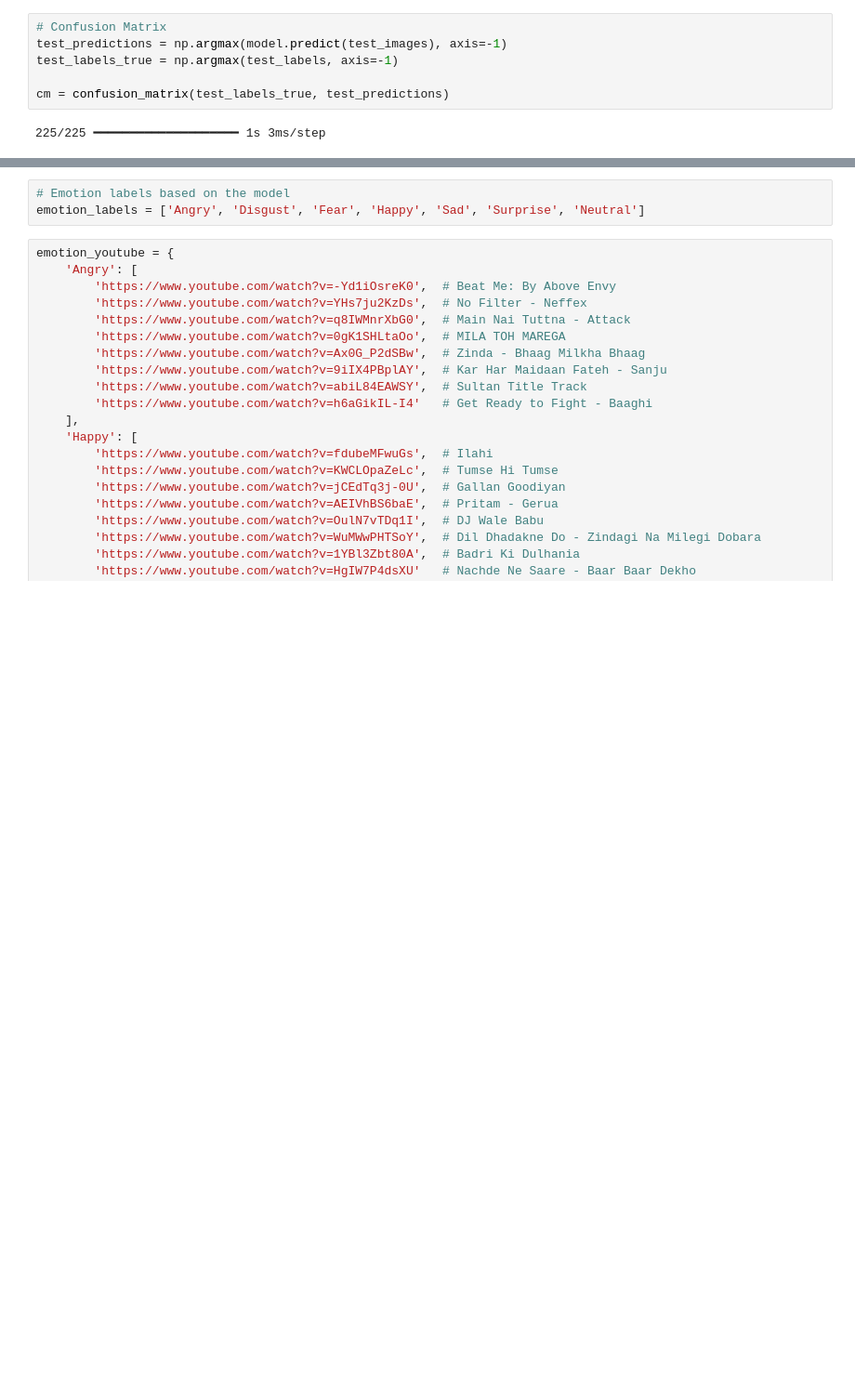
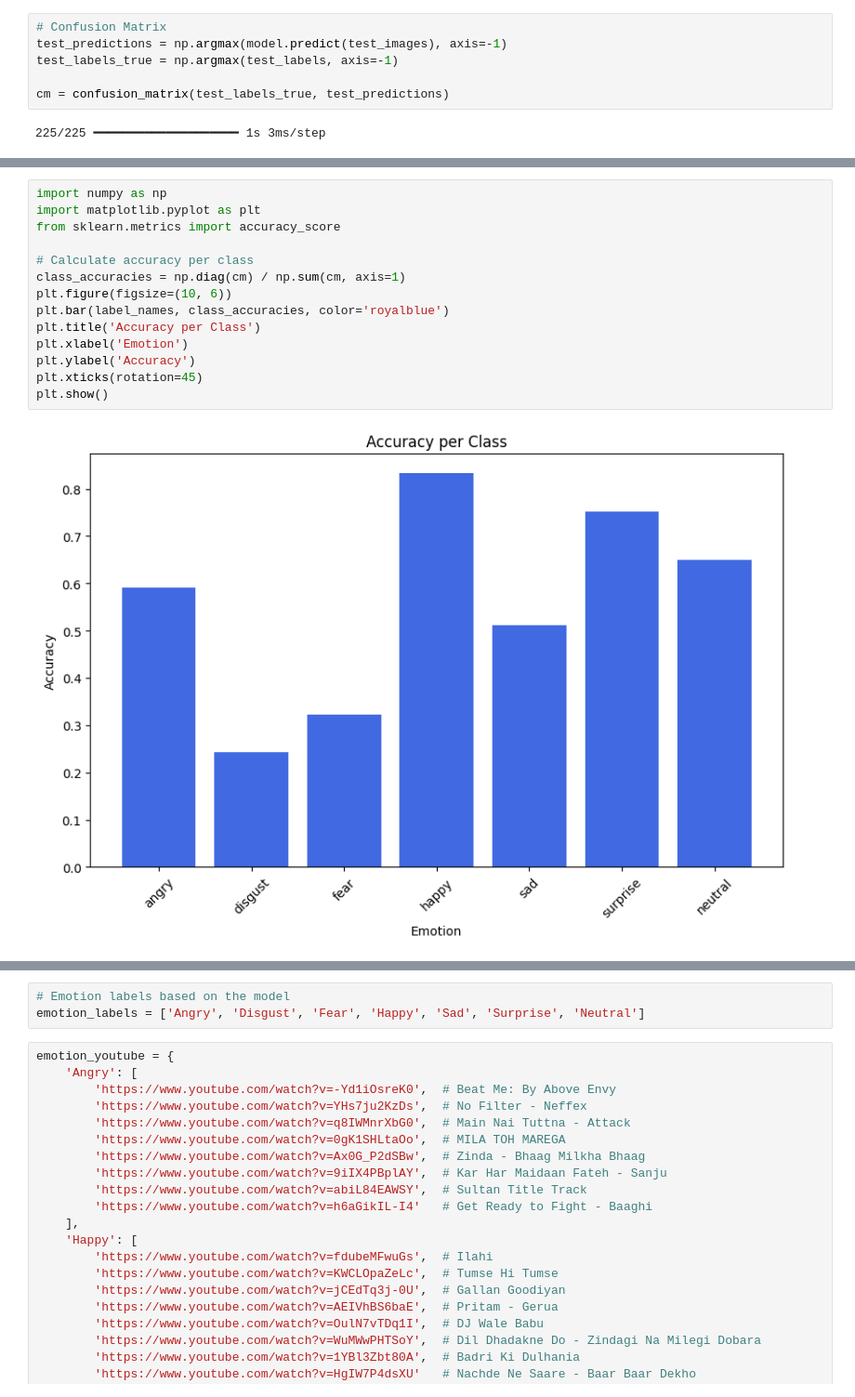
Before and after one commit to KrishnaDhiman01/-Real-time-Facial-Emotion-Recognition-with-Music-Recommendations-, a Jupyter notebook: "Real-time Facial Emotion Recognition with Music Recommendations".ipynb, the cells around one changed output, grey strips where cells are left out. Shown: that part at 93% size. Cells and saved outputs as stored; diff of their text form; blank space fills up the shorter version.

```diff
--- a/"Real-time Facial Emotion Recognition with Music Recommendations".ipynb
+++ b/"Real-time Facial Emotion Recognition with Music Recommendations".ipynb
@@ -209,0 +235,16 @@ F1-score: 0.61
+# %%
+import numpy as np
+import matplotlib.pyplot as plt
+from sklearn.metrics import accuracy_score
+
+# Calculate accuracy per class
+class_accuracies = np.diag(cm) / np.sum(cm, axis=1)
+plt.figure(figsize=(10, 6))
+plt.bar(label_names, class_accuracies, color='royalblue')
+plt.title('Accuracy per Class')
+plt.xlabel('Emotion')
+plt.ylabel('Accuracy')
+plt.xticks(rotation=45)
+plt.show()
+# %% [output]
+[figure, added]
```
Also changed, not shown: parts of 18 cells of this notebook.
